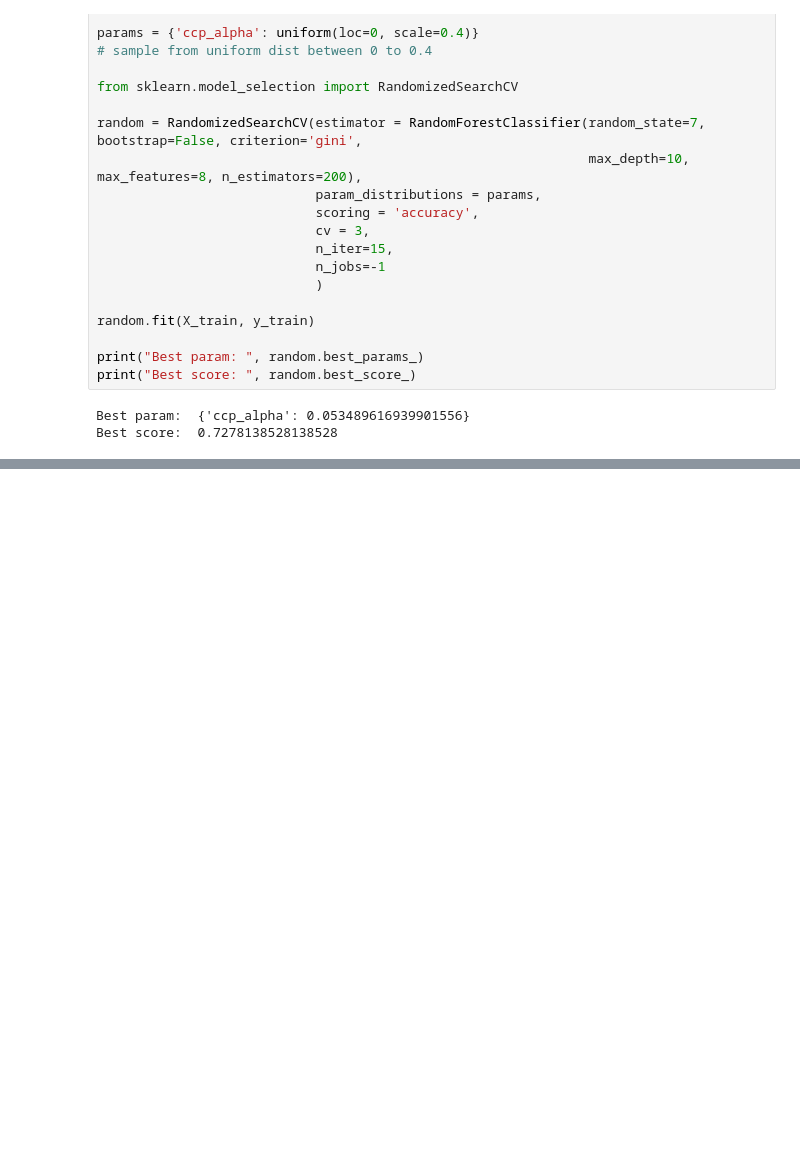
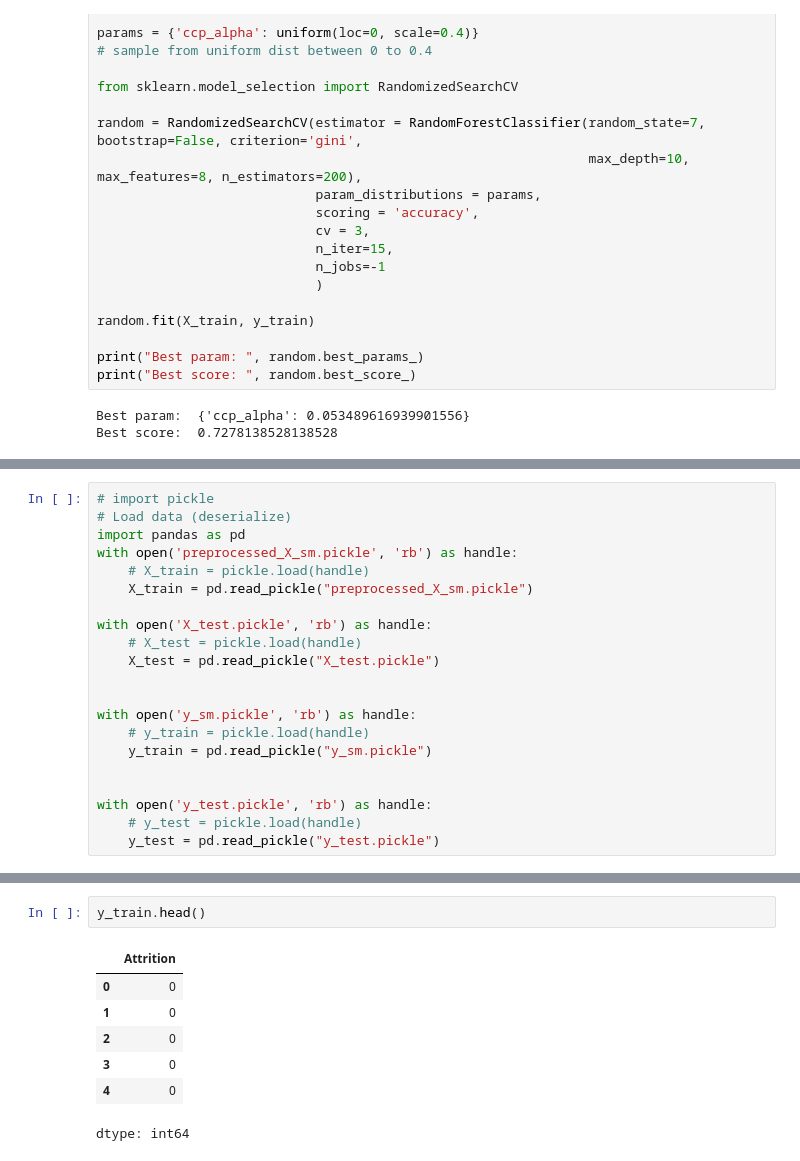
Before and after one commit to piyush1856/machine-learning-algorithms, a Jupyter notebook: 10_decision_tree/decision_tree_class_notes.ipynb, the cells around one changed output, grey strips where cells are left out. Drawn from its saved outputs; the diff is of its cells as text; blank space fills up the shorter version.

```diff
--- a/10_decision_tree/decision_tree_class_notes.ipynb
+++ b/10_decision_tree/decision_tree_class_notes.ipynb
@@ -575,0 +596,21 @@ Best score:  0.7278138528138528
+# %%
+# import pickle
+# Load data (deserialize)
+import pandas as pd
+with open('preprocessed_X_sm.pickle', 'rb') as handle:
+    # X_train = pickle.load(handle)
+    X_train = pd.read_pickle("preprocessed_X_sm.pickle")
+
+with open('X_test.pickle', 'rb') as handle:
+    # X_test = pickle.load(handle)
+    X_test = pd.read_pickle("X_test.pickle")
+
+
+with open('y_sm.pickle', 'rb') as handle:
+    # y_train = pickle.load(handle)
+    y_train = pd.read_pickle("y_sm.pickle")
+
+
+with open('y_test.pickle', 'rb') as handle:
+    # y_test = pickle.load(handle)
+    y_test = pd.read_pickle("y_test.pickle")
@@ -575,0 +627,10 @@ Best score:  0.7278138528138528
+# %%
+y_train.head()
+# %% [output]
+|  | Attrition |
+| 0 | 0 |
+| 1 | 0 |
+| 2 | 0 |
+| 3 | 0 |
+| 4 | 0 |
+dtype: int64
```
Also changed, not shown: parts of 6 cells of this notebook.
